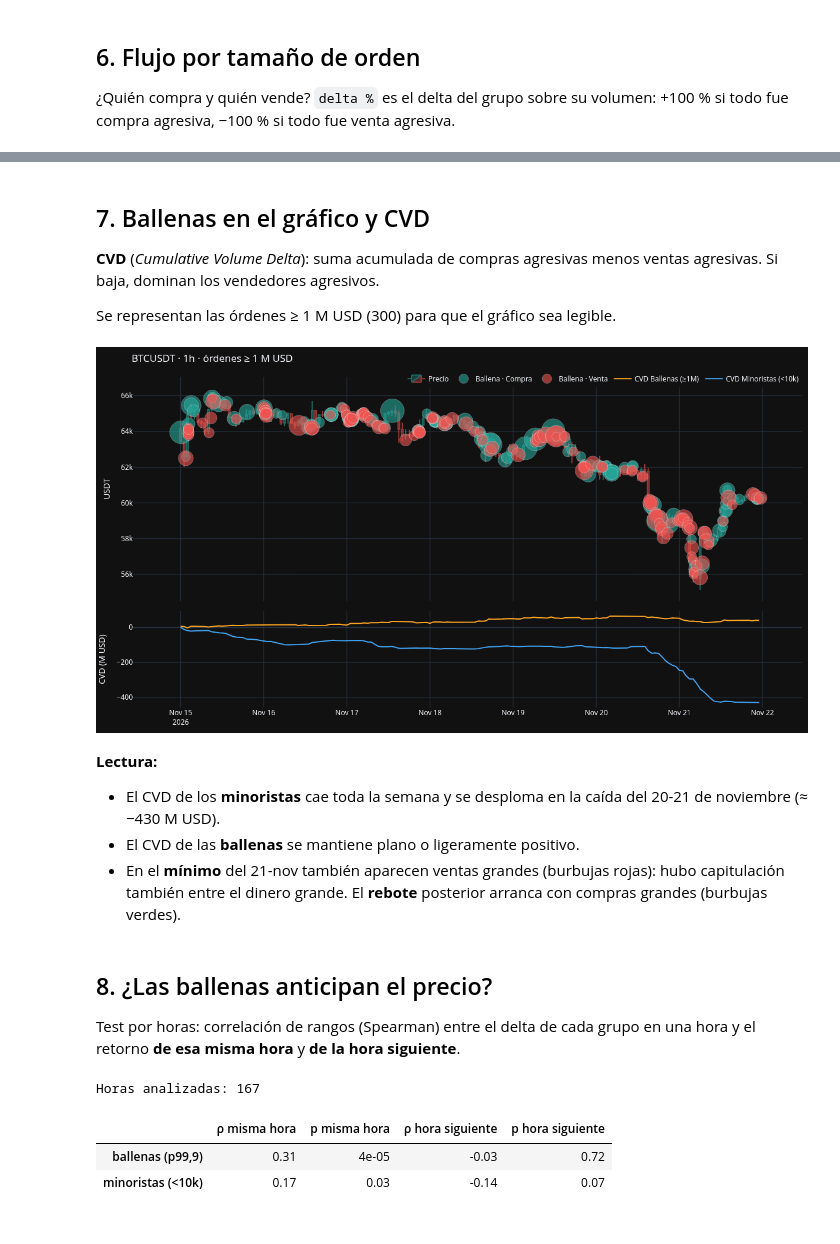
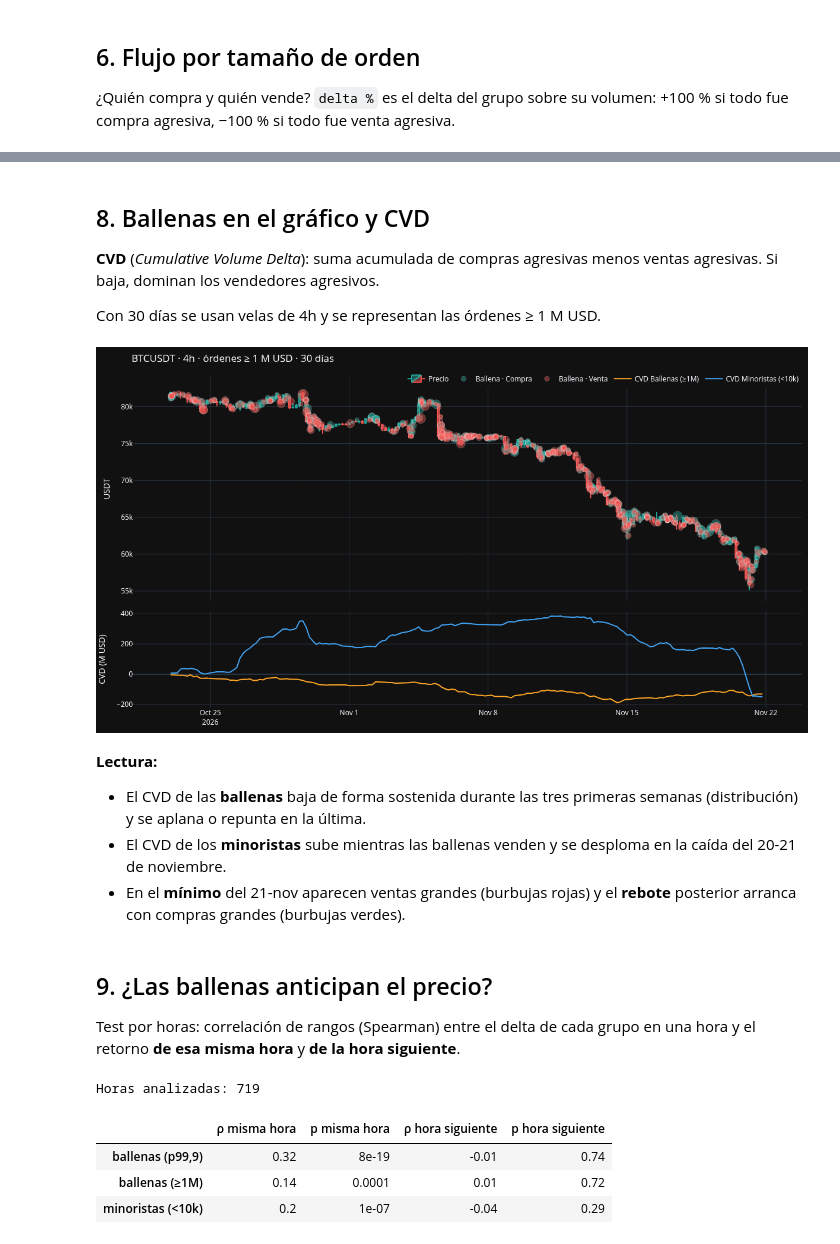
Before and after one commit to alexgomez-gif/BTC_Radar, a Jupyter notebook: notebooks/03_ballenas.ipynb, the cells around one changed output, grey strips where cells are left out. Cells and saved outputs as stored; diff of their text form; code cells hidden in the pictures.

```diff
--- a/notebooks/03_ballenas.ipynb
+++ b/notebooks/03_ballenas.ipynb
@@ -53,6 +54,7 @@ from btc_radar.ballenas import (
     cvd,
     delta_usd,
     detectar_ballenas,
+    flujo_por_periodo,
     flujo_por_tamano,
     umbral_ballena,
     velas_desde_trades,
@@ -63,8 +65,9 @@ from btc_radar.graficos import grafico_ballenas
 pio.renderers.default = "plotly_mimetype+png"
 sns.set_theme(style="whitegrid")
 
-dias = ultimos_dias(7, hasta=date(2026, 11, 22))
+dias = ultimos_dias(30, hasta=date(2026, 11, 22))
 trades = cargar_trades(dias)
 print(f"{len(trades):,} aggTrades del {dias[0]} al {dias[-1]}")
+print(f"Memoria: {trades.memory_usage(deep=True).sum() / 1e9:.2f} GB")
 trades.head()
 # %% [output]
@@ -300,35 +359,42 @@ observación, no una regla; la Fase 5 buscará este patrón de forma sistemátic
 # %% [markdown]
-## 7. Ballenas en el gráfico y CVD
+## 8. Ballenas en el gráfico y CVD
 
 **CVD** (*Cumulative Volume Delta*): suma acumulada de compras agresivas menos
 ventas agresivas. Si baja, dominan los vendedores agresivos.
 
-Se representan las órdenes ≥ 1 M USD (300) para que el gráfico sea legible.
+Con 30 días se usan velas de 4h y se representan las órdenes ≥ 1 M USD.
 # %%
-velas_1h = velas_desde_trades(trades, "1h")
+velas_4h = velas_desde_trades(trades, "4h")
 minoristas = ordenes[ordenes["usd"] < 1e4]
-cvds = {"Ballenas (≥1M)": cvd(ballenas_1m), "Minoristas (<10k)": cvd(minoristas)}
+cvds = {
+    "Ballenas (≥1M)": cvd(ballenas_1m, "4h"),
+    "Minoristas (<10k)": cvd(minoristas, "4h"),
+}
 
-grafico_ballenas(velas_1h, ballenas_1m, cvds, "BTCUSDT · 1h · órdenes ≥ 1 M USD").show(
-    width=1200, height=650
-)
+grafico_ballenas(
+    velas_4h,
+    ballenas_1m,
+    cvds,
+    "BTCUSDT · 4h · órdenes ≥ 1 M USD · 30 días",
+    tamano_max=18,  # burbujas pequeñas: son más de mil órdenes
+).show(width=1200, height=650)
 # %% [output]
-[figure, old version]
+[figure, new version]
 # %% [markdown]
 **Lectura:**
-- El CVD de los **minoristas** cae toda la semana y se desploma en la caída del
-  20-21 de noviembre (≈ −430 M USD).
-- El CVD de las **ballenas** se mantiene plano o ligeramente positivo.
-- En el **mínimo** del 21-nov también aparecen ventas grandes (burbujas rojas):
-  hubo capitulación también entre el dinero grande. El **rebote** posterior
-  arranca con compras grandes (burbujas verdes).
+- El CVD de las **ballenas** baja de forma sostenida durante las tres primeras
+  semanas (distribución) y se aplana o repunta en la última.
+- El CVD de los **minoristas** sube mientras las ballenas venden y se desploma
+  en la caída del 20-21 de noviembre.
+- En el **mínimo** del 21-nov aparecen ventas grandes (burbujas rojas) y el
+  **rebote** posterior arranca con compras grandes (burbujas verdes).
 # %% [markdown]
-## 8. ¿Las ballenas anticipan el precio?
+## 9. ¿Las ballenas anticipan el precio?
 
 Test por horas: correlación de rangos (Spearman) entre el delta de cada grupo
 en una hora y el retorno **de esa misma hora** y **de la hora siguiente**.
 # %%
-precio = velas_1h["close"]
+precio = cierre_1h
 retorno = np.log(precio).diff()
 
 
@@ -337,11 +403,13 @@ def delta_horario(grupo: pd.DataFrame) -> pd.Series:
     return serie.reindex(precio.index, fill_value=0)
 
 
+grupos = [
+    ("ballenas (p99,9)", ballenas),
+    ("ballenas (≥1M)", ballenas_1m),
+    ("minoristas (<10k)", minoristas),
+]
 filas = {}
-for nombre, grupo in [
-    ("ballenas (p99,9)", ballenas),
-    ("minoristas (<10k)", minoristas),
-]:
+for nombre, grupo in grupos:
     delta = delta_horario(grupo)
     mismo = spearmanr(delta, retorno, nan_policy="omit")
     siguiente = spearmanr(delta, retorno.shift(-1), nan_policy="omit")
@@ -354,10 +422,11 @@ for nombre, grupo in [
 print(f"Horas analizadas: {retorno.notna().sum()}")
 pd.DataFrame(filas).T
 # %% [output]
-Horas analizadas: 167
+Horas analizadas: 719
 |  | ρ misma hora | p misma hora | ρ hora siguiente | p hora siguiente |
-| ballenas (p99,9) | 0.31 | 4e-05 | -0.03 | 0.72 |
-| minoristas (<10k) | 0.17 | 0.03 | -0.14 | 0.07 |
+| ballenas (p99,9) | 0.32 | 8e-19 | -0.01 | 0.74 |
+| ballenas (≥1M) | 0.14 | 0.0001 | 0.01 | 0.72 |
+| minoristas (<10k) | 0.2 | 1e-07 | -0.04 | 0.29 |
 # %% [markdown]
 **Lectura:**
 - El flujo de las ballenas **acompaña** al precio en la misma hora (ρ ≈ 0,3,
```
Also changed, not shown: parts of 17 cells of this notebook, 4 other files.
